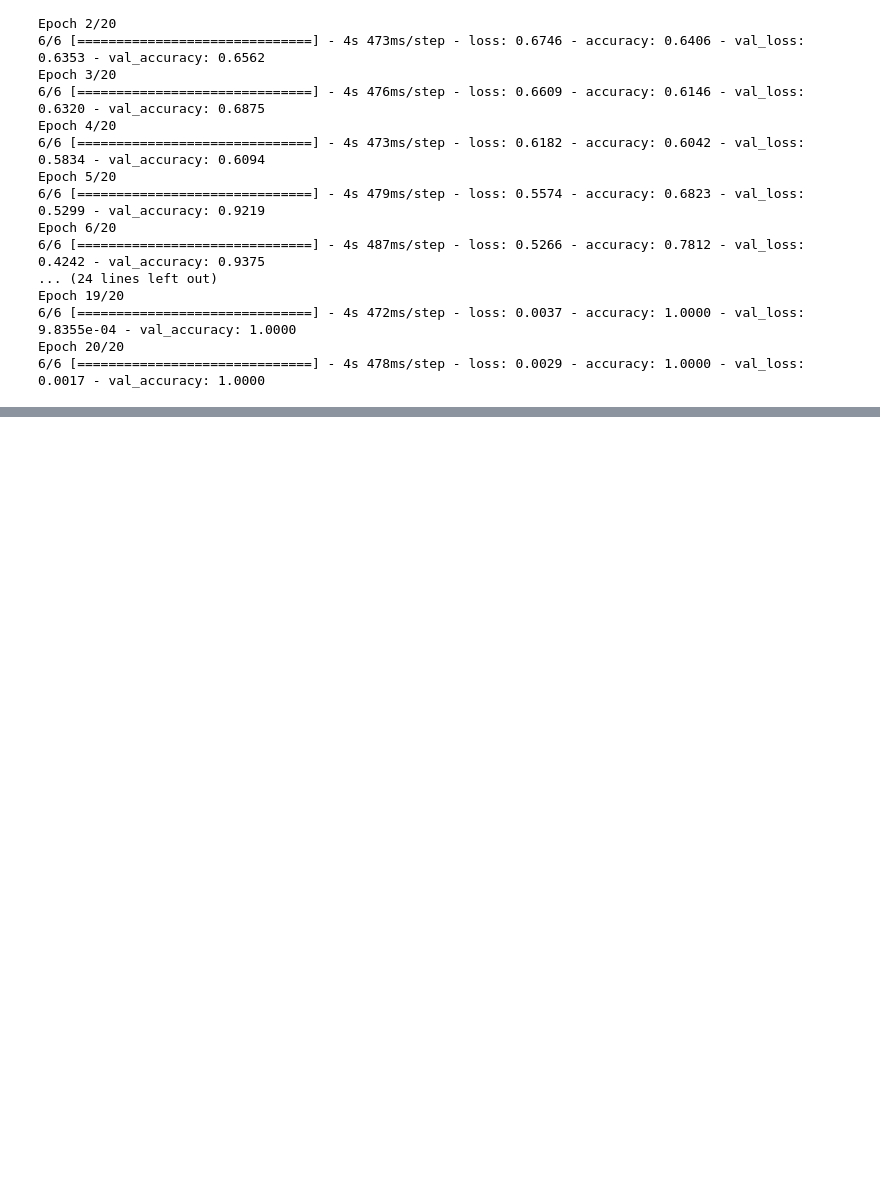
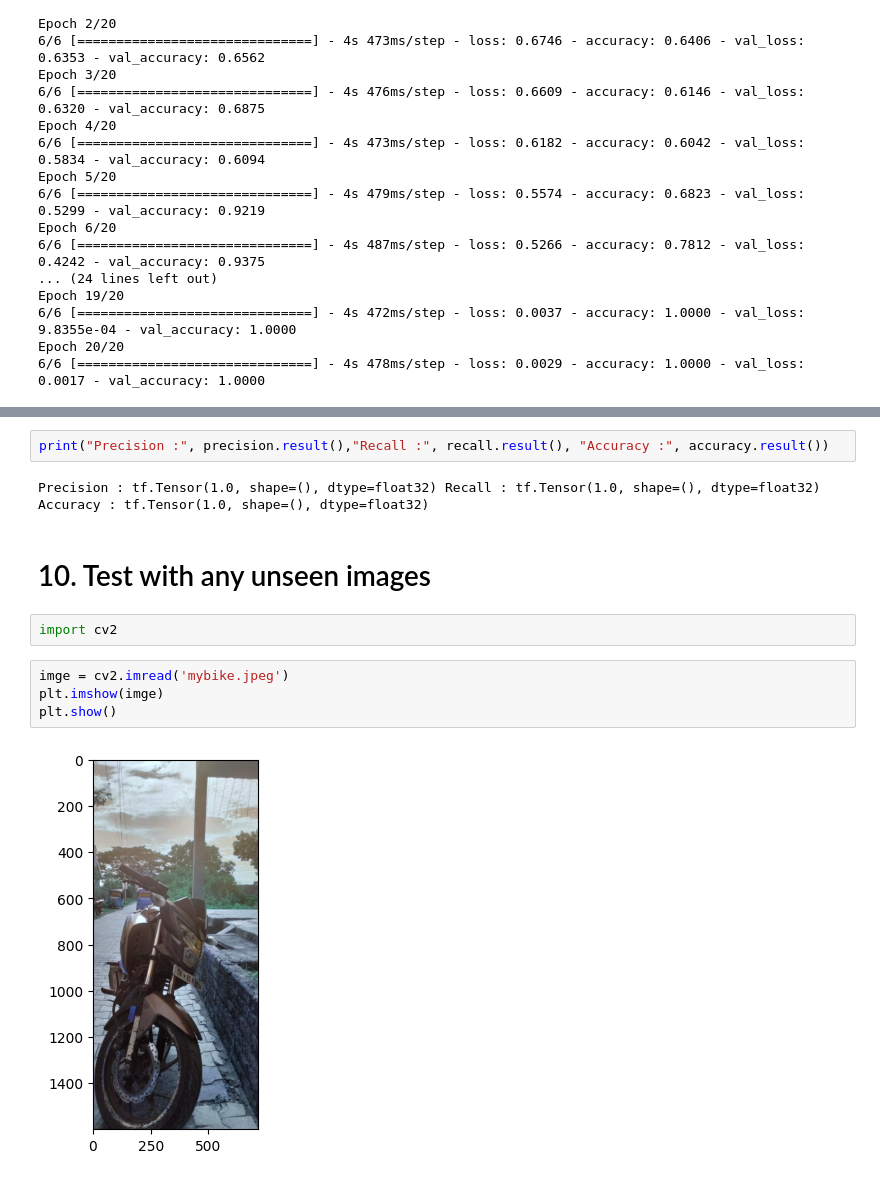
Before and after one commit to jackmikejk/Image_Classifier_Nicolas, a Jupyter notebook: Image Classification_Nicolas.ipynb, the cells around one changed output, grey strips where cells are left out. Cells and saved outputs as stored; diff of their text form; blank space fills up the shorter version.

```diff
--- a/Image Classification_Nicolas.ipynb
+++ b/Image Classification_Nicolas.ipynb
@@ -210,0 +248,14 @@ Epoch 20/20
+# %%
+print("Precision :", precision.result(),"Recall :", recall.result(), "Accuracy :", accuracy.result())
+# %% [output]
+Precision : tf.Tensor(1.0, shape=(), dtype=float32) Recall : tf.Tensor(1.0, shape=(), dtype=float32) Accuracy : tf.Tensor(1.0, shape=(), dtype=float32)
+# %% [markdown]
+# 10. Test with any unseen images
+# %%
+import cv2
+# %%
+imge = cv2.imread('mybike.jpeg')
+plt.imshow(imge)
+plt.show()
+# %% [output]
+[figure, added]
```
Also changed, not shown: parts of 16 cells of this notebook.
